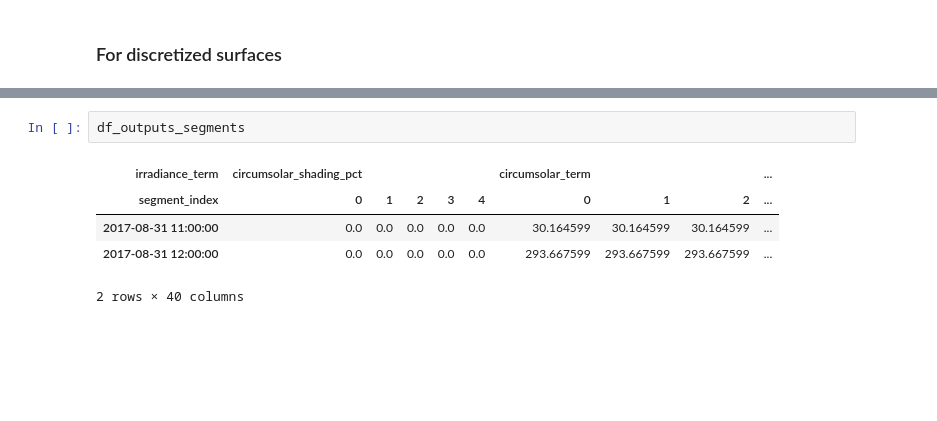
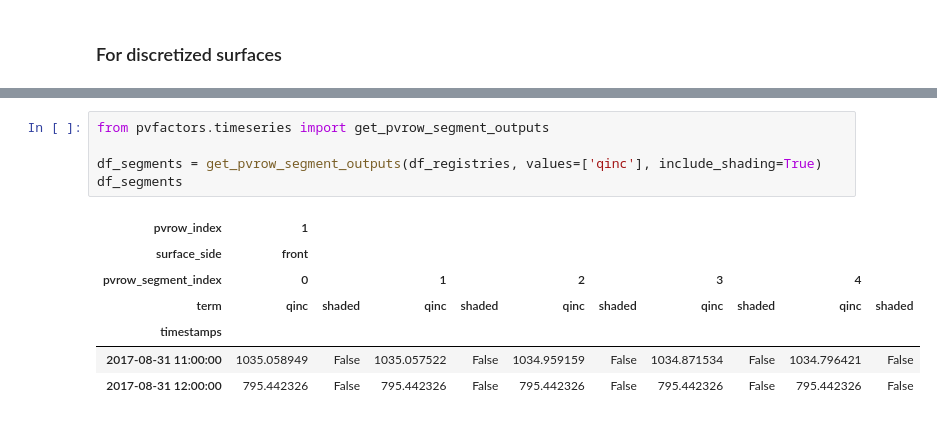
Before and after one commit to SunPower/pvfactors, a Jupyter notebook: pvfactors/docs/developer/pvfactors_demo.ipynb, the cells around one changed output, grey strips where cells are left out. Cells and saved outputs as stored; diff of their text form; blank space fills up the shorter version.

```diff
--- a/pvfactors/docs/developer/pvfactors_demo.ipynb
+++ b/pvfactors/docs/developer/pvfactors_demo.ipynb
@@ -295,8 +330,13 @@ The ``df_outputs_segments`` output will be a ``pandas.DataFrame`` containing all
-# %%
-df_outputs_segments
-# %% [output]
-| irradiance_term | circumsolar_shading_pct |  |  |  |  | circumsolar_term |  |  | ... |
-| segment_index | 0 | 1 | 2 | 3 | 4 | 0 | 1 | 2 | ... |
-| 2017-08-31 11:00:00 | 0.0 | 0.0 | 0.0 | 0.0 | 0.0 | 30.164599 | 30.164599 | 30.164599 | ... |
-| 2017-08-31 12:00:00 | 0.0 | 0.0 | 0.0 | 0.0 | 0.0 | 293.667599 | 293.667599 | 293.667599 | ... |
-2 rows × 40 columns
+# %%
+from pvfactors.timeseries import get_pvrow_segment_outputs
+
+df_segments = get_pvrow_segment_outputs(df_registries, values=['qinc'], include_shading=True)
+df_segments
+# %% [output]
+| pvrow_index | 1 |  |  |  |  |  |  |  |  |  |
+| surface_side | front |  |  |  |  |  |  |  |  |  |
+| pvrow_segment_index | 0 |  | 1 |  | 2 |  | 3 |  | 4 |  |
+| term | qinc | shaded | qinc | shaded | qinc | shaded | qinc | shaded | qinc | shaded |
+| timestamps |  |  |  |  |  |  |  |  |  |  |
+| 2017-08-31 11:00:00 | 1035.058949 | False | 1035.057522 | False | 1034.959159 | False | 1034.871534 | False | 1034.796421 | False |
+| 2017-08-31 12:00:00 | 795.442326 | False | 795.442326 | False | 795.442326 | False | 795.442326 | False | 795.442326 | False |
```
Also changed, not shown: parts of 48 cells of this notebook, 7 other files.
